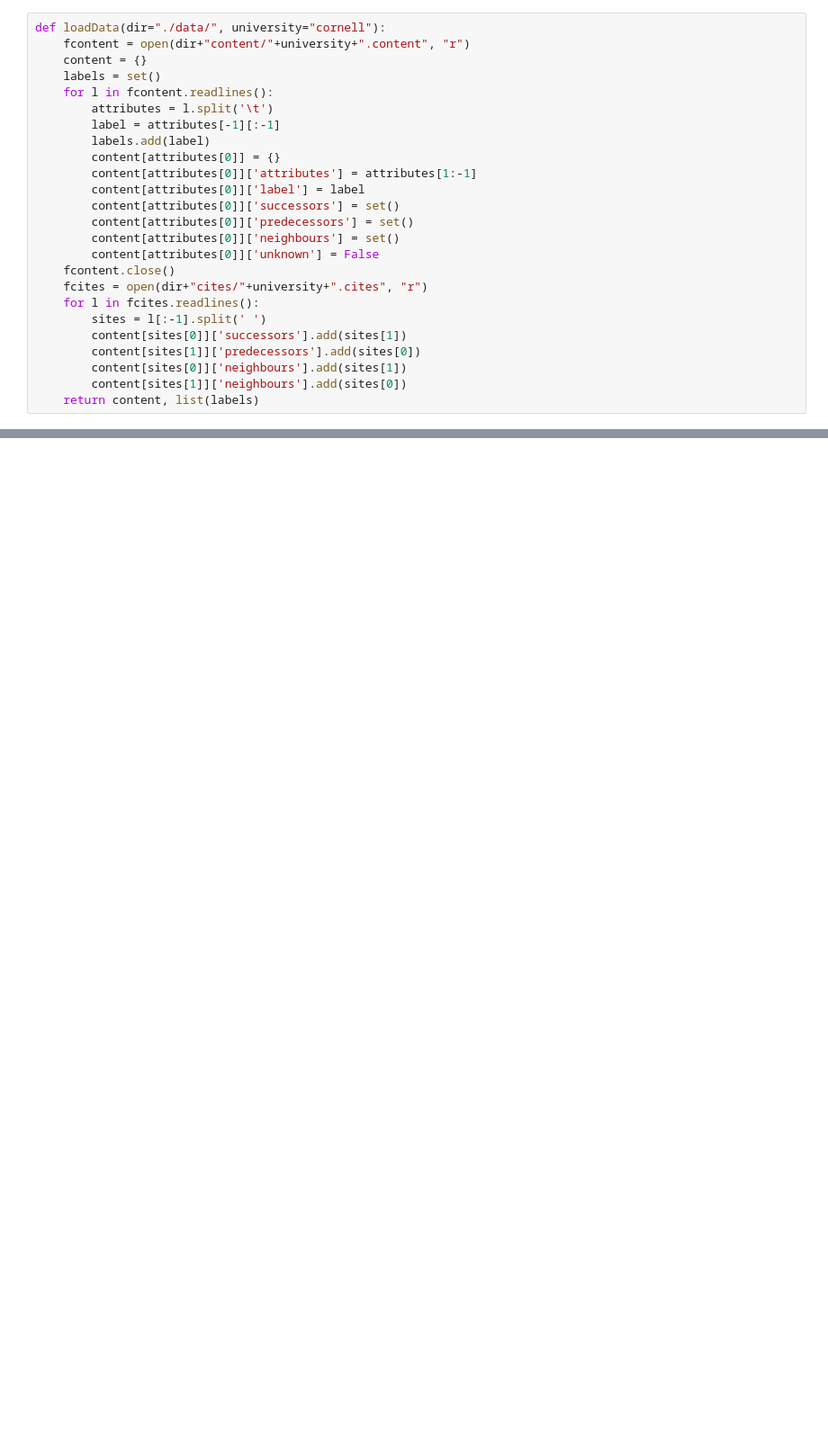
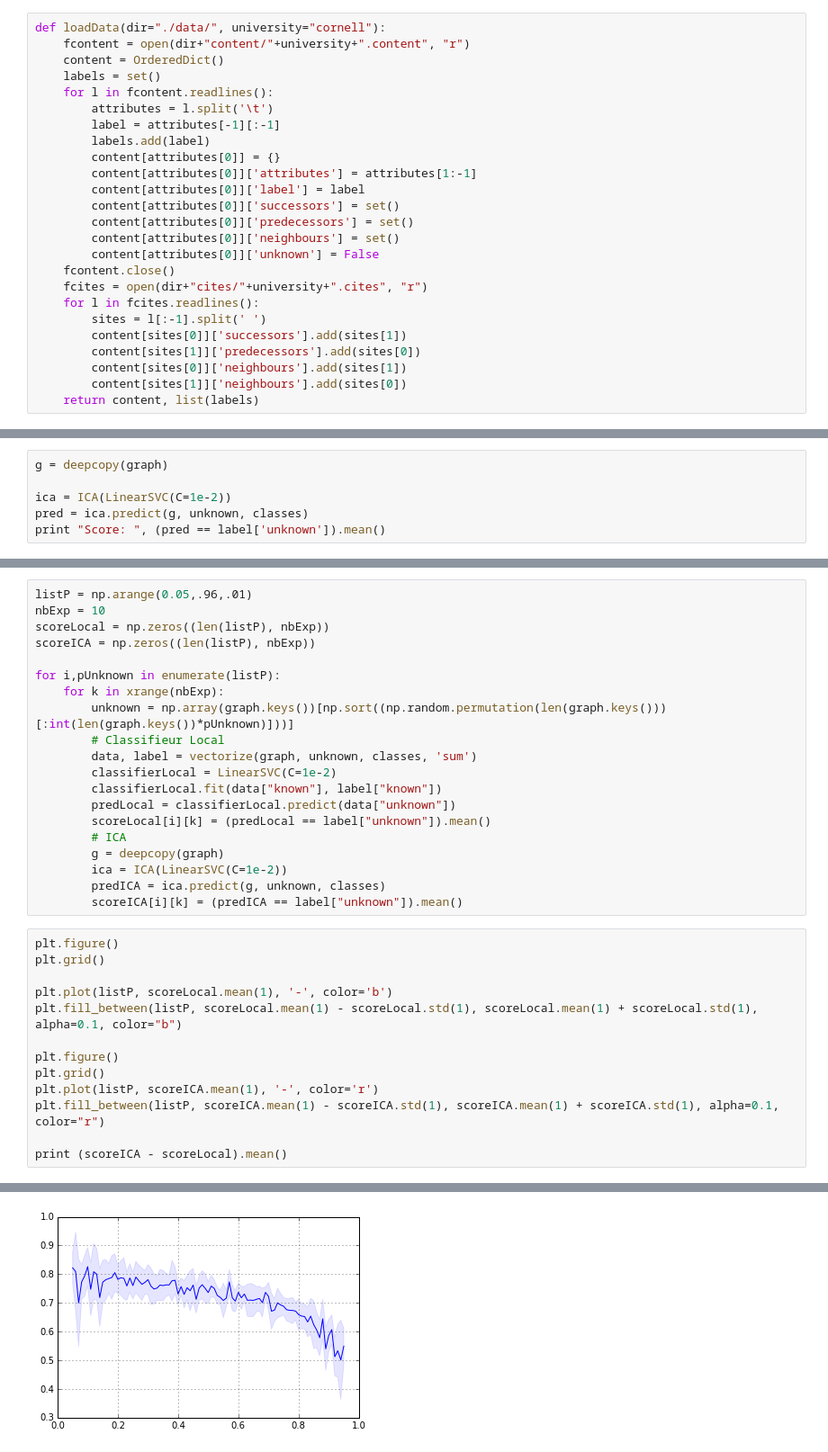
Before and after one commit to Cadene/FDMS, a Jupyter notebook: TME2_InferenceCollective/TME2_InferenceCollective.ipynb, the cells around one changed output, grey strips where cells are left out. Shown at 90% size. Drawn from its saved outputs; the diff is of its cells as text; blank space fills up the shorter version.

```diff
--- a/TME2_InferenceCollective/TME2_InferenceCollective.ipynb
+++ b/TME2_InferenceCollective/TME2_InferenceCollective.ipynb
@@ -4,7 +13,7 @@ from sklearn.svm import LinearSVC
 # %%
 def loadData(dir="./data/", university="cornell"):
     fcontent = open(dir+"content/"+university+".content", "r")
-    content = {}
+    content = OrderedDict()
     labels = set()
     for l in fcontent.readlines():
         attributes = l.split('\t')
@@ -106,0 +154,6 @@ clf.score(data['unknown'], label['unknown'])
+# %%
+g = deepcopy(graph)
+
+ica = ICA(LinearSVC(C=1e-2))
+pred = ica.predict(g, unknown, classes)
+print "Score: ", (pred == label['unknown']).mean()
@@ -106,0 +175,34 @@ clf.score(data['unknown'], label['unknown'])
+# %%
+listP = np.arange(0.05,.96,.01)
+nbExp = 10
+scoreLocal = np.zeros((len(listP), nbExp))
+scoreICA = np.zeros((len(listP), nbExp))
+
+for i,pUnknown in enumerate(listP):
+    for k in xrange(nbExp):
+        unknown = np.array(graph.keys())[np.sort((np.random.permutation(len(graph.keys()))[:int(len(graph.keys())*pUnknown)]))]
+        # Classifieur Local
+        data, label = vectorize(graph, unknown, classes, 'sum')
+        classifierLocal = LinearSVC(C=1e-2)
+        classifierLocal.fit(data["known"], label["known"])
+        predLocal = classifierLocal.predict(data["unknown"])
+        scoreLocal[i][k] = (predLocal == label["unknown"]).mean()
+        # ICA
+        g = deepcopy(graph)
+        ica = ICA(LinearSVC(C=1e-2))
+        predICA = ica.predict(g, unknown, classes)
+        scoreICA[i][k] = (predICA == label["unknown"]).mean()
+# %%
+plt.figure()
+plt.grid()
+
+plt.plot(listP, scoreLocal.mean(1), '-', color='b')
+plt.fill_between(listP, scoreLocal.mean(1) - scoreLocal.std(1), scoreLocal.mean(1) + scoreLocal.std(1), alpha=0.1, color="b")
+
+plt.figure()
+plt.grid()
+plt.plot(listP, scoreICA.mean(1), '-', color='r')
+plt.fill_between(listP, scoreICA.mean(1) - scoreICA.std(1), scoreICA.mean(1) + scoreICA.std(1), alpha=0.1, color="r")
+
+print (scoreICA - scoreLocal).mean()
+# %% [output]
@@ -106,0 +210 @@ clf.score(data['unknown'], label['unknown'])
+[figure, added]
```
Also changed, not shown: parts of 23 cells of this notebook, 7 other files.
